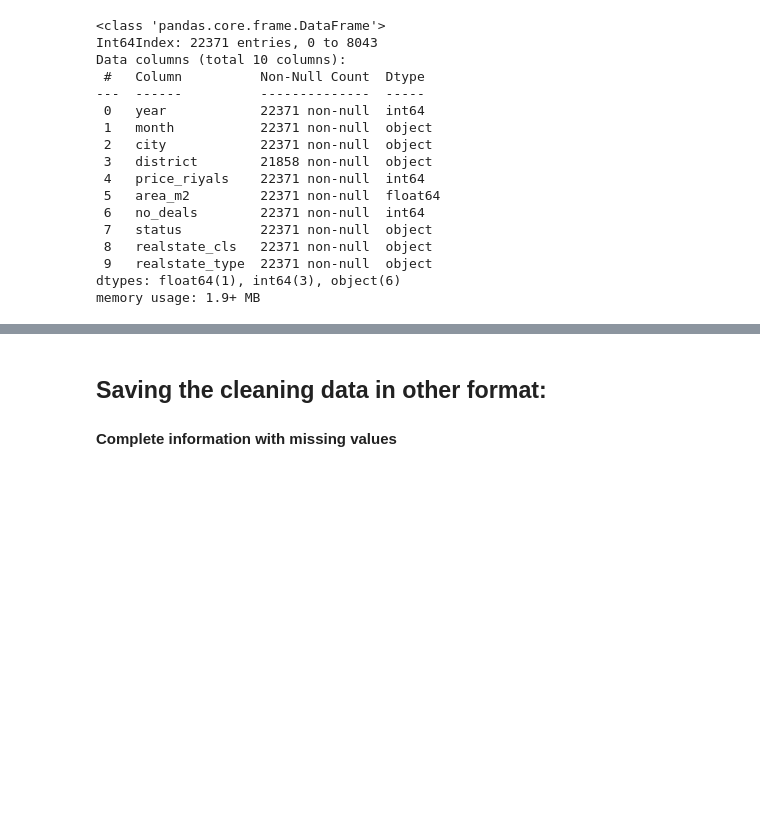
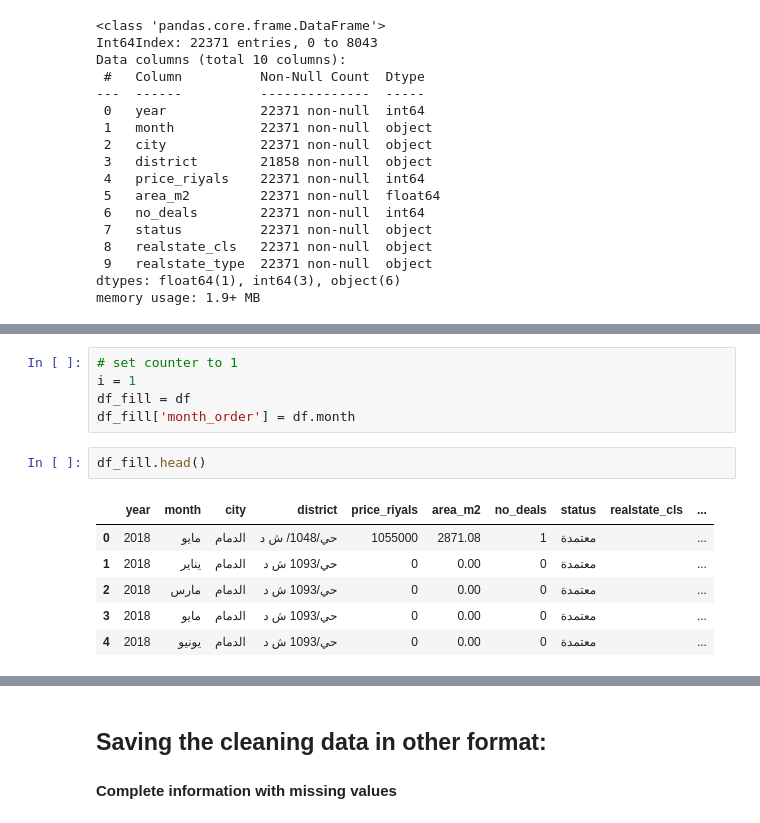
Before and after one commit to mlotfic/real_state_cleaning, a Jupyter notebook: join_all_data.ipynb, the cells around one changed output, grey strips where cells are left out. Saved outputs shown, nothing was run; the diff lists cells and outputs as text; blank space fills up the shorter version.

```diff
--- a/join_all_data.ipynb
+++ b/join_all_data.ipynb
@@ -206,0 +185,14 @@ df.sort_values(
+# %%
+# set counter to 1
+i = 1
+df_fill = df
+df_fill['month_order'] = df.month
+# %%
+df_fill.head()
+# %% [output]
+|  | year | month | city | district | price_riyals | area_m2 | no_deals | status | realstate_cls | ... |
+| 0 | 2018 | مايو | الدمام | حي/1048/ ش د | 1055000 | 2871.08 | 1 | معتمدة |  | ... |
+| 1 | 2018 | يناير | الدمام | حي/1093 ش د | 0 | 0.00 | 0 | معتمدة |  | ... |
+| 2 | 2018 | مارس | الدمام | حي/1093 ش د | 0 | 0.00 | 0 | معتمدة |  | ... |
+| 3 | 2018 | مايو | الدمام | حي/1093 ش د | 0 | 0.00 | 0 | معتمدة |  | ... |
+| 4 | 2018 | يونيو | الدمام | حي/1093 ش د | 0 | 0.00 | 0 | معتمدة |  | ... |
```
Also changed, not shown: parts of 15 cells of this notebook.
